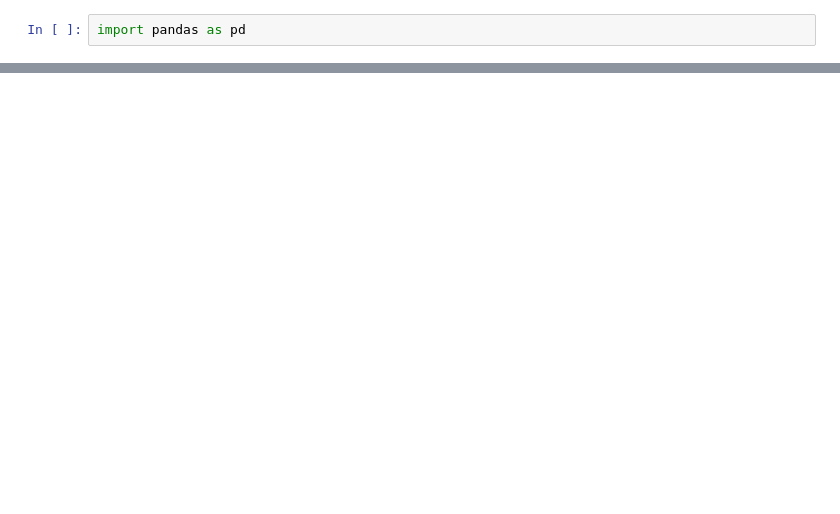
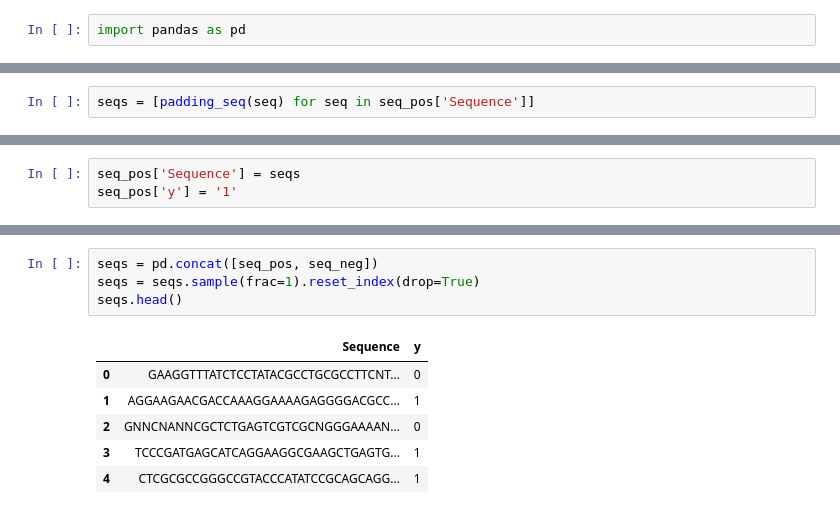
Before and after one commit to jigsaw-snu/bioinfo101, a Jupyter notebook: free-prj/codes/main.ipynb, the cells around one changed output, grey strips where cells are left out. Cells and saved outputs as stored; diff of their text form; blank space fills up the shorter version.

```diff
--- a/free-prj/codes/main.ipynb
+++ b/free-prj/codes/main.ipynb
@@ -21,0 +41,2 @@ Name: 3, dtype: int64
+# %%
+seqs = [padding_seq(seq) for seq in seq_pos['Sequence']]
@@ -21,0 +51,3 @@ Name: 3, dtype: int64
+# %%
+seq_pos['Sequence'] = seqs
+seq_pos['y'] = '1'
@@ -21,0 +96,11 @@ Name: 3, dtype: int64
+# %%
+seqs = pd.concat([seq_pos, seq_neg])
+seqs = seqs.sample(frac=1).reset_index(drop=True)
+seqs.head()
+# %% [output]
+|  | Sequence | y |
+| 0 | GAAGGTTTATCTCCTATACGCCTGCGCCTTCNT... | 0 |
+| 1 | AGGAAGAACGACCAAAGGAAAAGAGGGGACGCC... | 1 |
+| 2 | GNNCNANNCGCTCTGAGTCGTCGCNGGGAAAAN... | 0 |
+| 3 | TCCCGATGAGCATCAGGAAGGCGAAGCTGAGTG... | 1 |
+| 4 | CTCGCGCCGGGCCGTACCCATATCCGCAGCAGG... | 1 |
```
Also changed, not shown: parts of 24 cells of this notebook, 2 other files.
